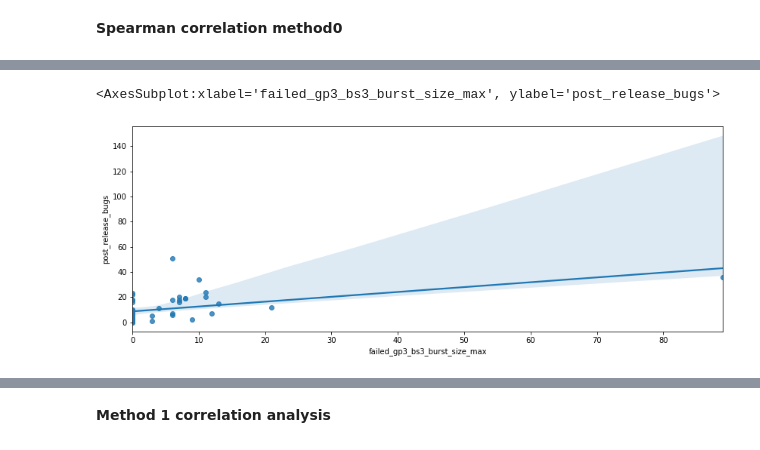
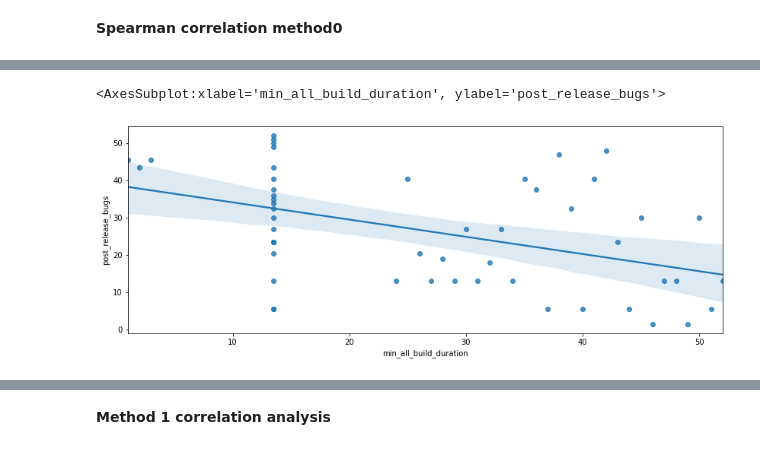
Before and after one commit to IncioMan/Continuous-Integration-metrics-for-post-release-bugs-prediction, a Jupyter notebook: notebooks/analysis/Machine_learning.ipynb, the cells around one changed output, grey strips where cells are left out. Cells and saved outputs as stored; diff of their text form; code cells hidden in the pictures.

```diff
--- a/notebooks/analysis/Machine_learning.ipynb
+++ b/notebooks/analysis/Machine_learning.ipynb
@@ -481,10 +556,10 @@ Text(0.5, 1.0, 'Top 20 spearman rank correlations with post release bugs (no bur
 # %%
 df_ind = methods_indep_var[methods[0]]
 df_dep = methods_dep_var[methods[0]]
-sns.regplot(df_ind.failed_gp3_bs3_burst_size_max, df_dep.post_release_bugs)
+sns.regplot(df_ind.min_all_build_duration.rank(), df_dep.post_release_bugs.rank())
 # %% [output]
-<AxesSubplot:xlabel='failed_gp3_bs3_burst_size_max', ylabel='post_release_bugs'>
+<AxesSubplot:xlabel='min_all_build_duration', ylabel='post_release_bugs'>
-[figure, old version]
+[figure, new version]
 # %%
 sol
 # %% [output]
```
Also changed, not shown: parts of 98 cells of this notebook, 6 other files.
